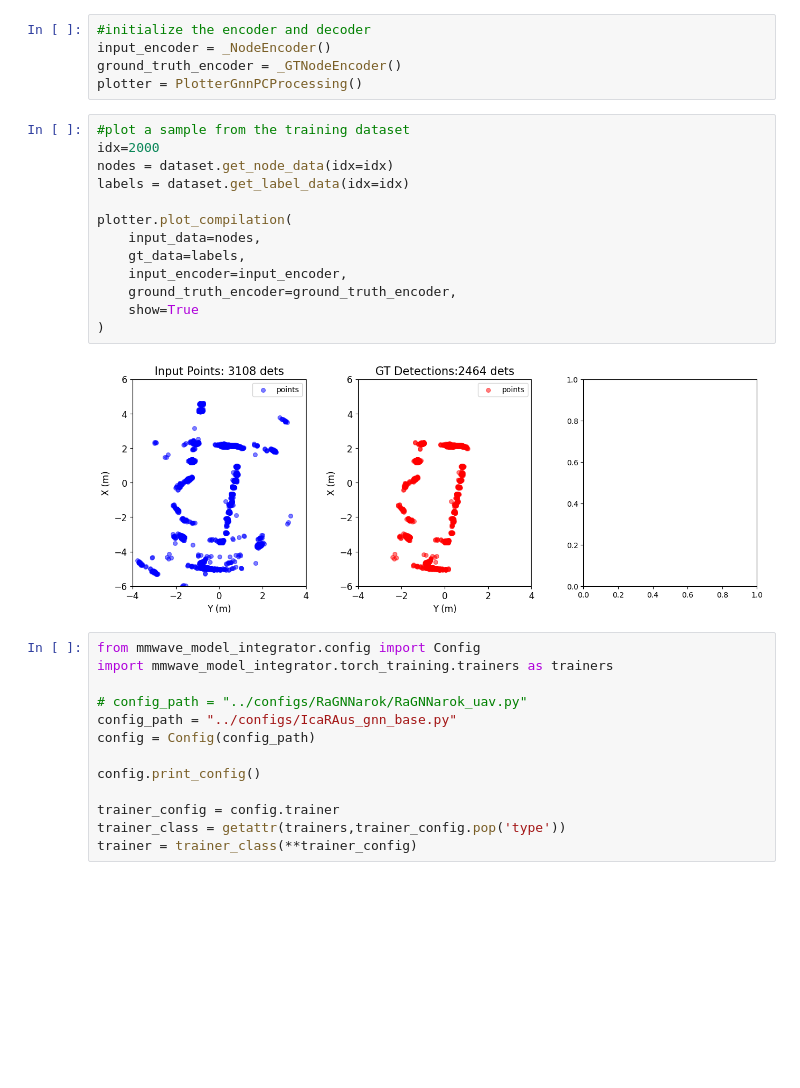
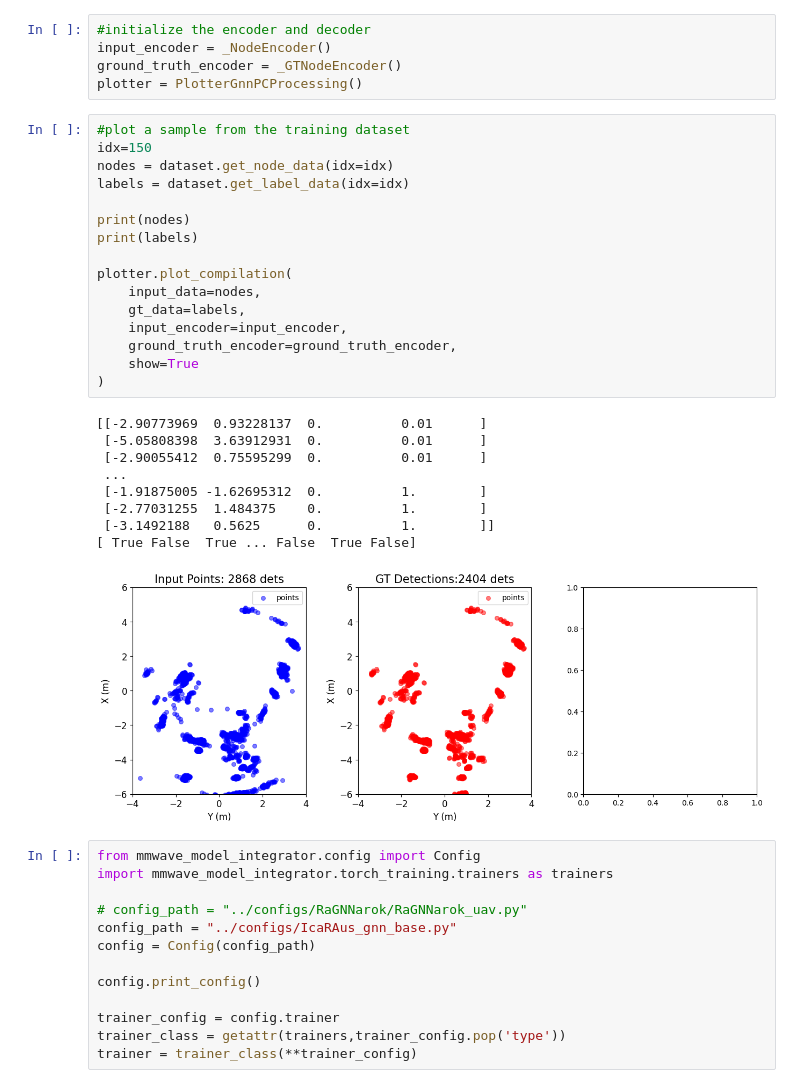
Before and after one commit to davidmhunt/mmwave_model_integrator, a Jupyter notebook: notebooks/training_ICaRAus_gnn.ipynb, the cells around one changed output. Drawn from its saved outputs; the diff is of its cells as text; blank space fills up the shorter version.

```diff
--- a/notebooks/training_ICaRAus_gnn.ipynb
+++ b/notebooks/training_ICaRAus_gnn.ipynb
@@ -40,19 +40,30 @@ ground_truth_encoder = _GTNodeEncoder()
 plotter = PlotterGnnPCProcessing()
 # %%
 #plot a sample from the training dataset
-idx=2000
+idx=150
 nodes = dataset.get_node_data(idx=idx)
 labels = dataset.get_label_data(idx=idx)
+
+print(nodes)
+print(labels)
 
 plotter.plot_compilation(
     input_data=nodes,
     gt_data=labels,
     input_encoder=input_encoder,
     ground_truth_encoder=ground_truth_encoder,
     show=True
 )
 # %% [output]
+[[-2.90773969  0.93228137  0.          0.01      ]
+ [-5.05808398  3.63912931  0.          0.01      ]
+ [-2.90055412  0.75595299  0.          0.01      ]
+ ...
+ [-1.91875005 -1.62695312  0.          1.        ]
+ [-2.77031255  1.484375    0.          1.        ]
+ [-3.1492188   0.5625      0.          1.        ]]
+[ True False  True ... False  True False]
-[figure, old version]
+[figure, new version]
 # %%
 from mmwave_model_integrator.config import Config
 import mmwave_model_integrator.torch_training.trainers as trainers
```
Also changed, not shown: parts of 1 cell of this notebook, 8 other files.
